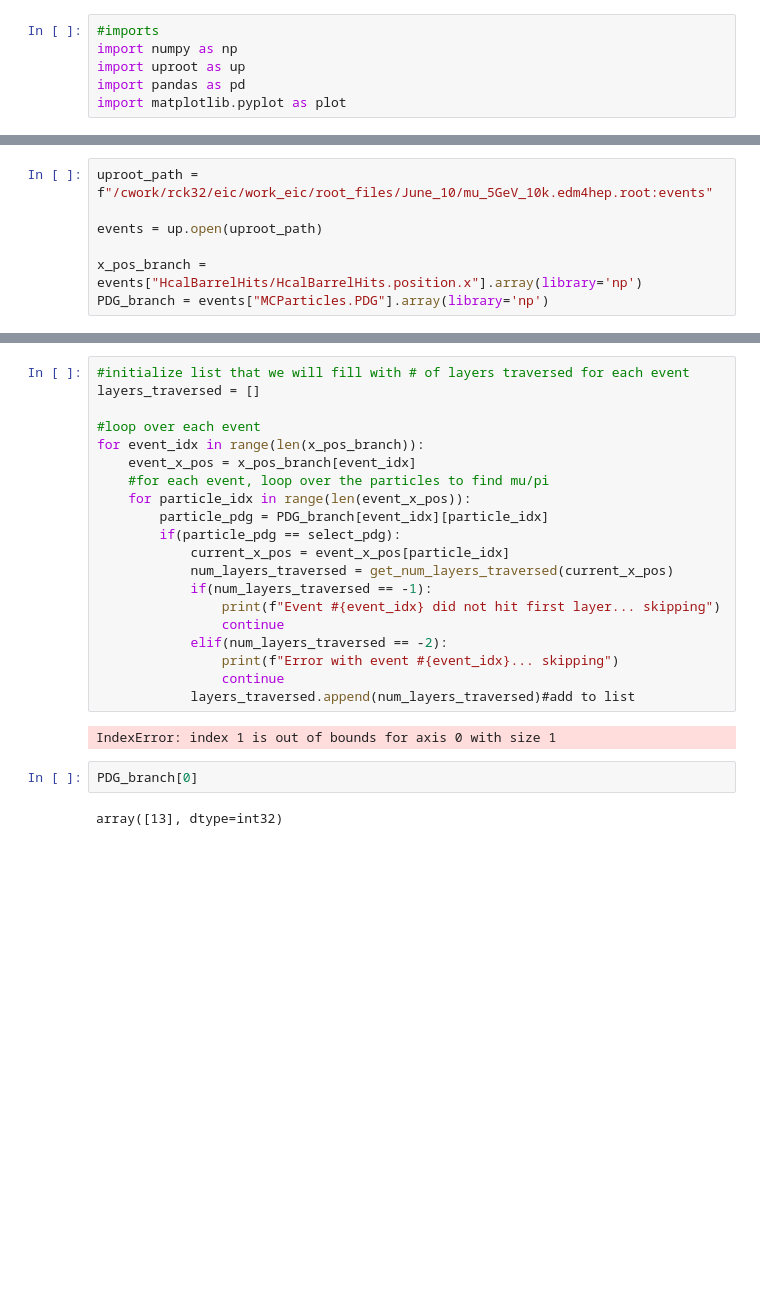
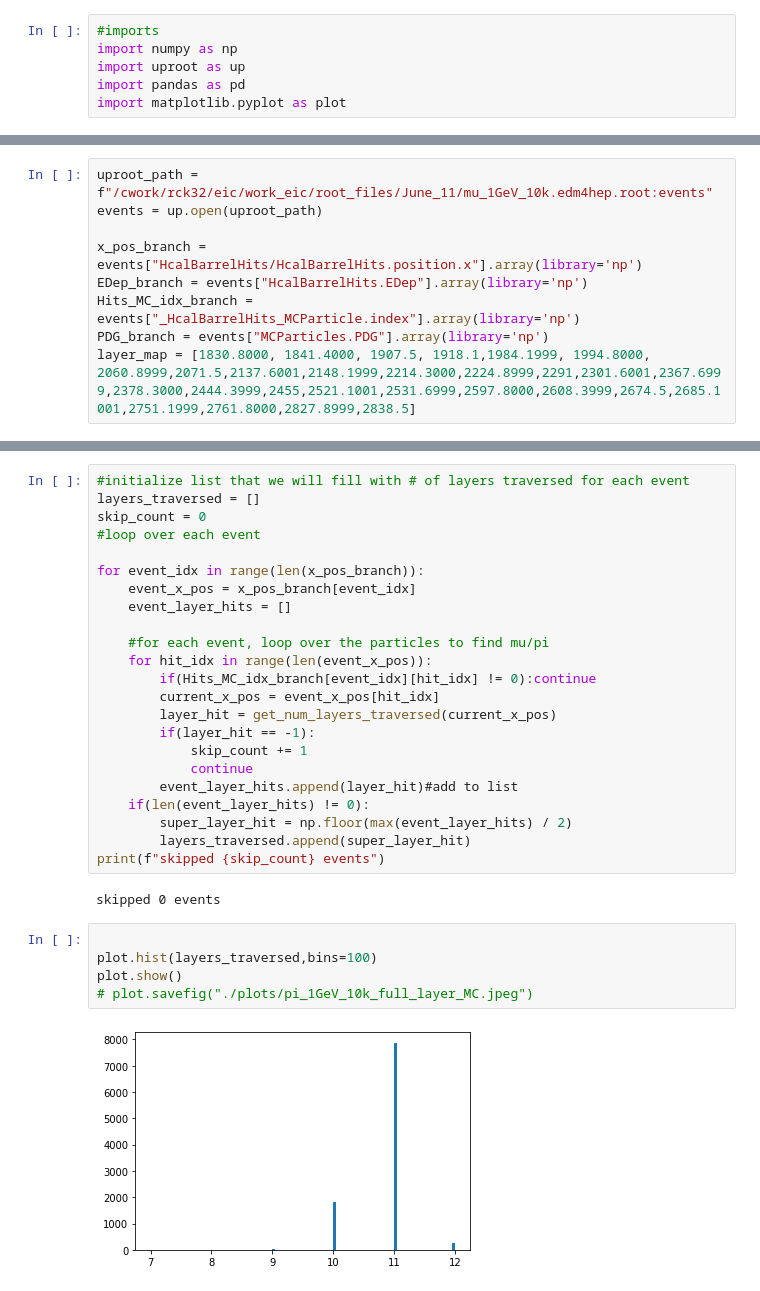
Before and after one commit to RowanKell/work_eic, a Jupyter notebook: macros/PID/PID.ipynb, the cells around one changed output, grey strips where cells are left out. Saved outputs shown, nothing was run; the diff lists cells and outputs as text; blank space fills up the shorter version.

```diff
--- a/macros/PID/PID.ipynb
+++ b/macros/PID/PID.ipynb
@@ -14,10 +9,12 @@ select_pdg = 13 #pdg value of particle gun (mu- = 13; pi- = 211)
 # %%
-uproot_path = f"/cwork/rck32/eic/work_eic/root_files/June_10/mu_5GeV_10k.edm4hep.root:events"
-
+uproot_path = f"/cwork/rck32/eic/work_eic/root_files/June_11/mu_1GeV_10k.edm4hep.root:events"
 events = up.open(uproot_path)
 
 x_pos_branch = events["HcalBarrelHits/HcalBarrelHits.position.x"].array(library='np')
+EDep_branch = events["HcalBarrelHits.EDep"].array(library='np')
+Hits_MC_idx_branch = events["_HcalBarrelHits_MCParticle.index"].array(library='np')
 PDG_branch = events["MCParticles.PDG"].array(library='np')
+layer_map = [1830.8000, 1841.4000, 1907.5, 1918.1,1984.1999, 1994.8000, 2060.8999,2071.5,2137.6001,2148.1999,2214.3000,2224.8999,2291,2301.6001,2367.6999,2378.3000,2444.3999,2455,2521.1001,2531.6999,2597.8000,2608.3999,2674.5,2685.1001,2751.1999,2761.8000,2827.8999,2838.5]
 # %%
 def get_num_layers_traversed(x_pos):
     #This map contains the midpoints of each layer - each layer is 1cm in width, so we can check the 0.5cm on each side to see if a hit was in the layer
@@ -36,26 +78,32 @@ def get_num_layers_traversed(x_pos):
 # %%
 #initialize list that we will fill with # of layers traversed for each event
 layers_traversed = []
+skip_count = 0
+#loop over each event
 
-#loop over each event
 for event_idx in range(len(x_pos_branch)):
     event_x_pos = x_pos_branch[event_idx]
+    event_layer_hits = []
+
     #for each event, loop over the particles to find mu/pi
-    for particle_idx in range(len(event_x_pos)):
-        particle_pdg = PDG_branch[event_idx][particle_idx]
-        if(particle_pdg == select_pdg):
-            current_x_pos = event_x_pos[particle_idx]
-            num_layers_traversed = get_num_layers_traversed(current_x_pos)
-            if(num_layers_traversed == -1):
-                print(f"Event #{event_idx} did not hit first layer... skipping")
-                continue
-            elif(num_layers_traversed == -2):
-                print(f"Error with event #{event_idx}... skipping")
-                continue
-            layers_traversed.append(num_layers_traversed)#add to list
+    for hit_idx in range(len(event_x_pos)):
+        if(Hits_MC_idx_branch[event_idx][hit_idx] != 0):continue
+        current_x_pos = event_x_pos[hit_idx]
+        layer_hit = get_num_layers_traversed(current_x_pos)
+        if(layer_hit == -1):
+            skip_count += 1
+            continue
+        event_layer_hits.append(layer_hit)#add to list
+    if(len(event_layer_hits) != 0):
+        super_layer_hit = np.floor(max(event_layer_hits) / 2)
+        layers_traversed.append(super_layer_hit)
+print(f"skipped {skip_count} events")
 # %% [output]
-IndexError: index 1 is out of bounds for axis 0 with size 1
+skipped 0 events
-# %%
-PDG_branch[0]
-# %% [output]
-array([13], dtype=int32)
+# %%
+
+plot.hist(layers_traversed,bins=100)
+plot.show()
+# plot.savefig("./plots/pi_1GeV_10k_full_layer_MC.jpeg")
+# %% [output]
+[figure, added]
```
Also changed, not shown: parts of 6 cells of this notebook, 18 other files.
